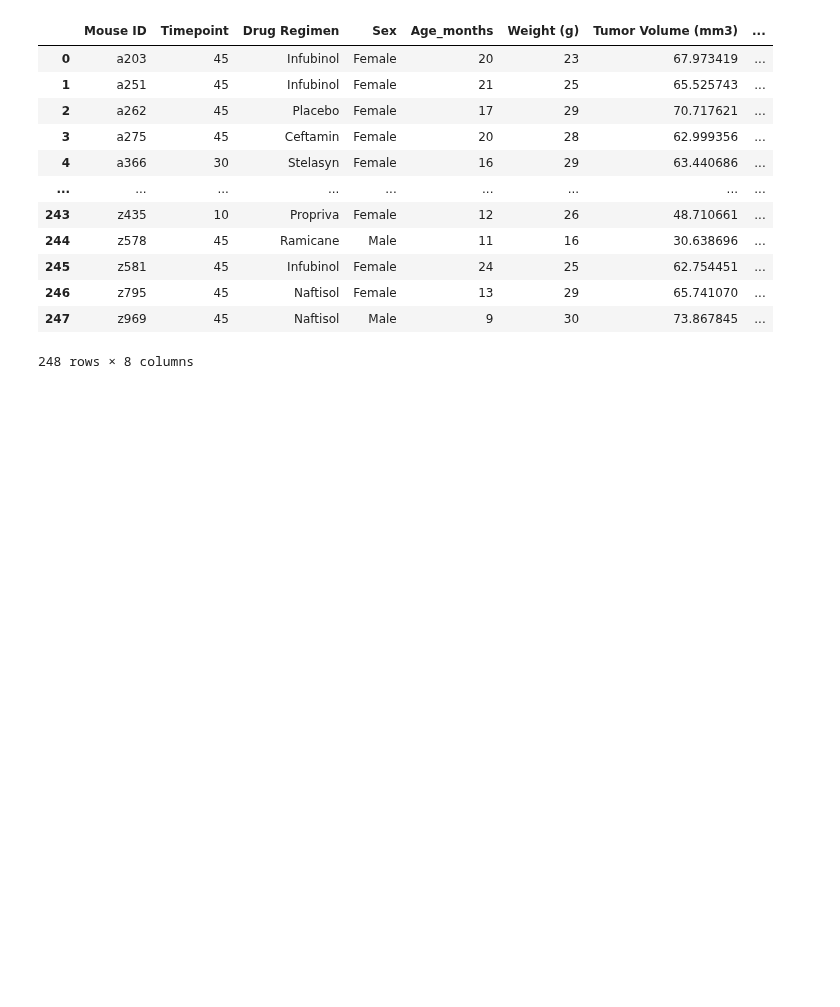
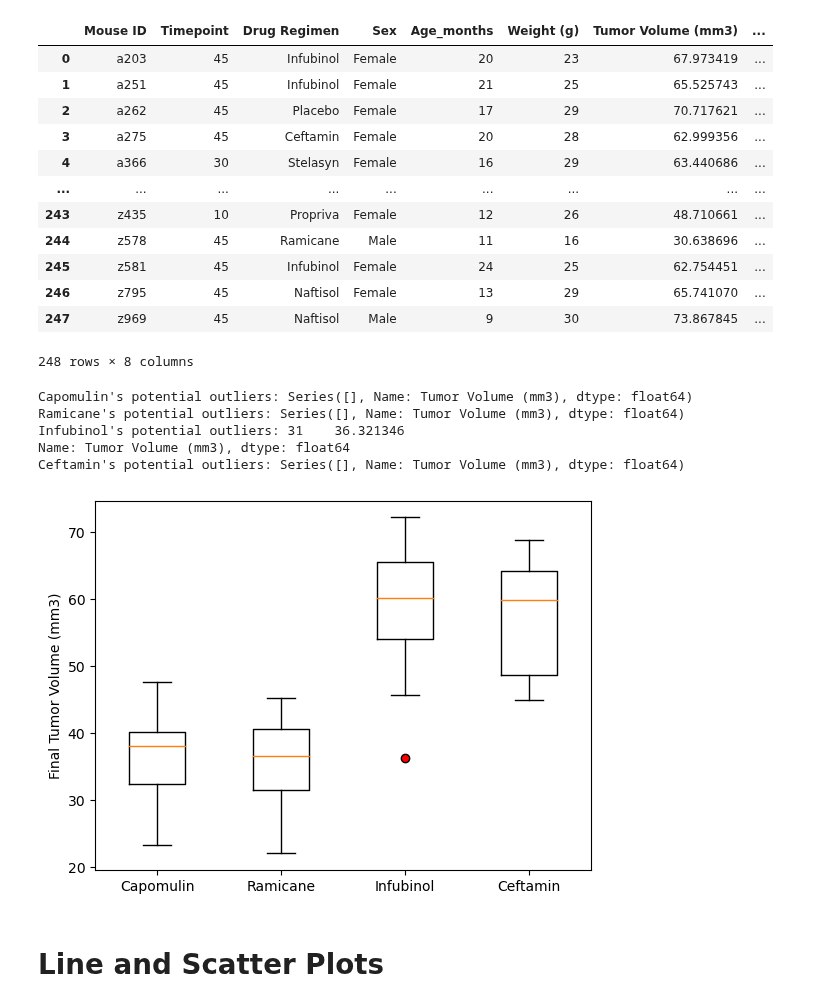
Before and after one commit to chris-yujin/data-visualization-challenge, a Jupyter notebook: Pymaceuticals/pymaceuticals.ipynb, the cells around one changed output. Saved outputs shown, nothing was run; the diff lists cells and outputs as text; code cells hidden in the pictures; blank space fills up the shorter version.

```diff
--- a/Pymaceuticals/pymaceuticals.ipynb
+++ b/Pymaceuticals/pymaceuticals.ipynb
@@ -326,8 +316,6 @@ Name: Timepoint, Length: 248, dtype: int64
 # %%
 
-cleaned_df
-
-time_max_merged = pd.merge(timepoint_max, cleaned_df, on=['Mouse ID','Timepoint'], how='left')
+time_max_merged = pd.merge(timepoint_max, cleaned_df, on=['Mouse ID','Timepoint'], how='inner')
 time_max_merged
 # %% [output]
 |  | Mouse ID | Timepoint | Drug Regimen | Sex | Age_months | Weight (g) | Tumor Volume (mm3) | ... |
@@ -363,0 +334,46 @@ tumor_vol_data = []
+# %%
+# Put treatments into a list for for loop (and later for plot labels)
+
+drugs = ['Capomulin', 'Ramicane', 'Infubinol', 'Ceftamin']
+# Create empty list to fill with tumor vol data (for plotting)
+tumor_vol_data = []
+
+#for drug in drugs:
+# Loop through each drug in the list 'drugs'
+for drug in drugs:
+    # Filter the DataFrame to get tumor volumes for each drug regimen
+    # # Locate the rows which contain mice on each drug and get the tumor volumes
+    tumor_volumes = time_max_merged.loc[time_max_merged['Drug Regimen'] == drug, 'Tumor Volume (mm3)']
+    # Calculate the IQR and quantitatively determine if there are any potential outliers.
+    quartiles = tumor_volumes.quantile([0.25,0.5,0.75])
+    Q1 = quartiles[0.25]
+    Q3 = quartiles[0.75]
+    iqr = Q3-Q1
+
+    # append the tumor volume to the tumor_vol_data list that is stored outside the loop
+    tumor_vol_data.append(tumor_volumes)
+
+    # Determine outliers using upper and lower bounds
+    #Determine the outliers
+    lower_bound = Q1 - (1.5* iqr)
+    upper_bound =Q3 + (1.5* iqr)
+    outliers = tumor_volumes[(tumor_volumes < lower_bound) | (tumor_volumes > upper_bound)]
+
+    # print the potential outliers of each drug
+    print(f"{drug}'s potential outliers: {outliers} ")
+# %% [output]
+Capomulin's potential outliers: Series([], Name: Tumor Volume (mm3), dtype: float64)
+Ramicane's potential outliers: Series([], Name: Tumor Volume (mm3), dtype: float64)
+Infubinol's potential outliers: 31    36.321346
+Name: Tumor Volume (mm3), dtype: float64
+Ceftamin's potential outliers: Series([], Name: Tumor Volume (mm3), dtype: float64)
+# %%
+# Generate a box plot that shows the distrubution of the tumor volume for each treatment group.
+plt.boxplot(tumor_vol_data, flierprops=dict(markerfacecolor='red', marker='o'))
+plt.xticks(range(1,len(drugs)+1),drugs)
+plt.ylabel("Final Tumor Volume (mm3)")
+plt.show()
+# %% [output]
+[figure, added]
+# %% [markdown]
+# Line and Scatter Plots
```
Also changed, not shown: parts of 15 cells of this notebook, 2 other files.
